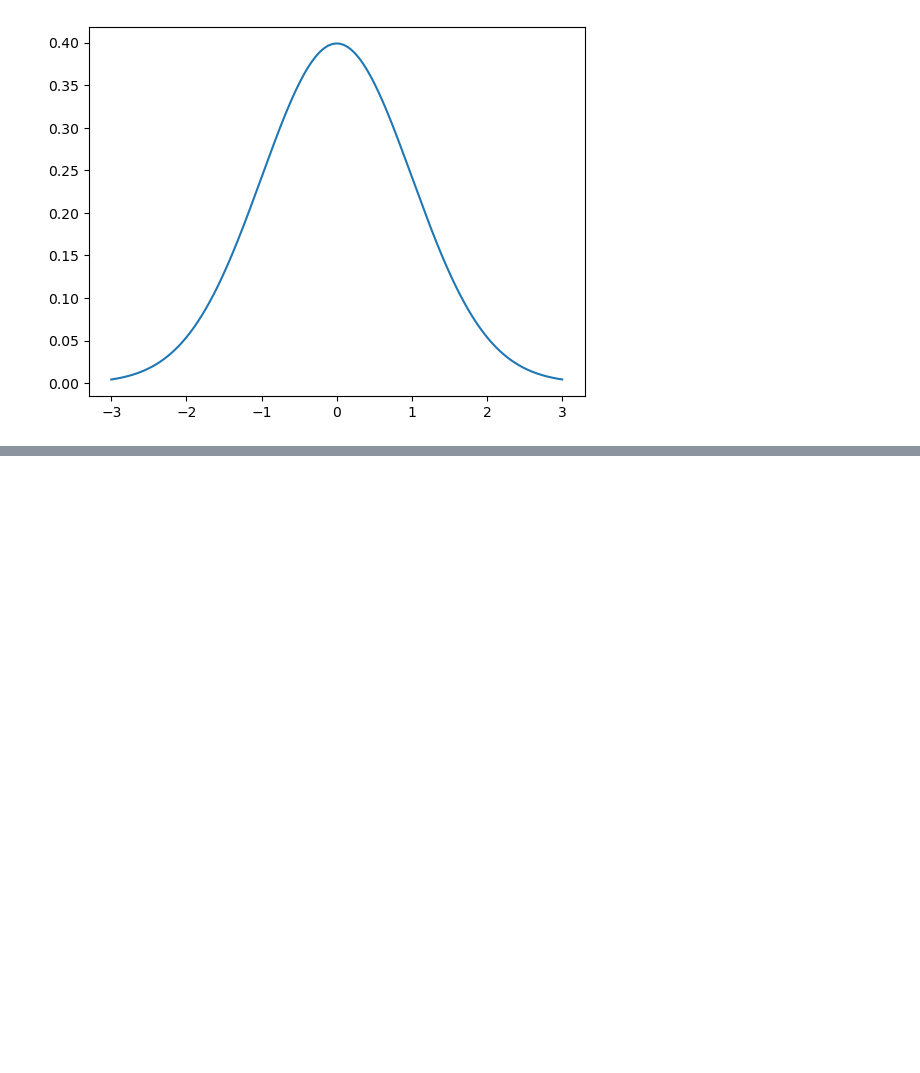
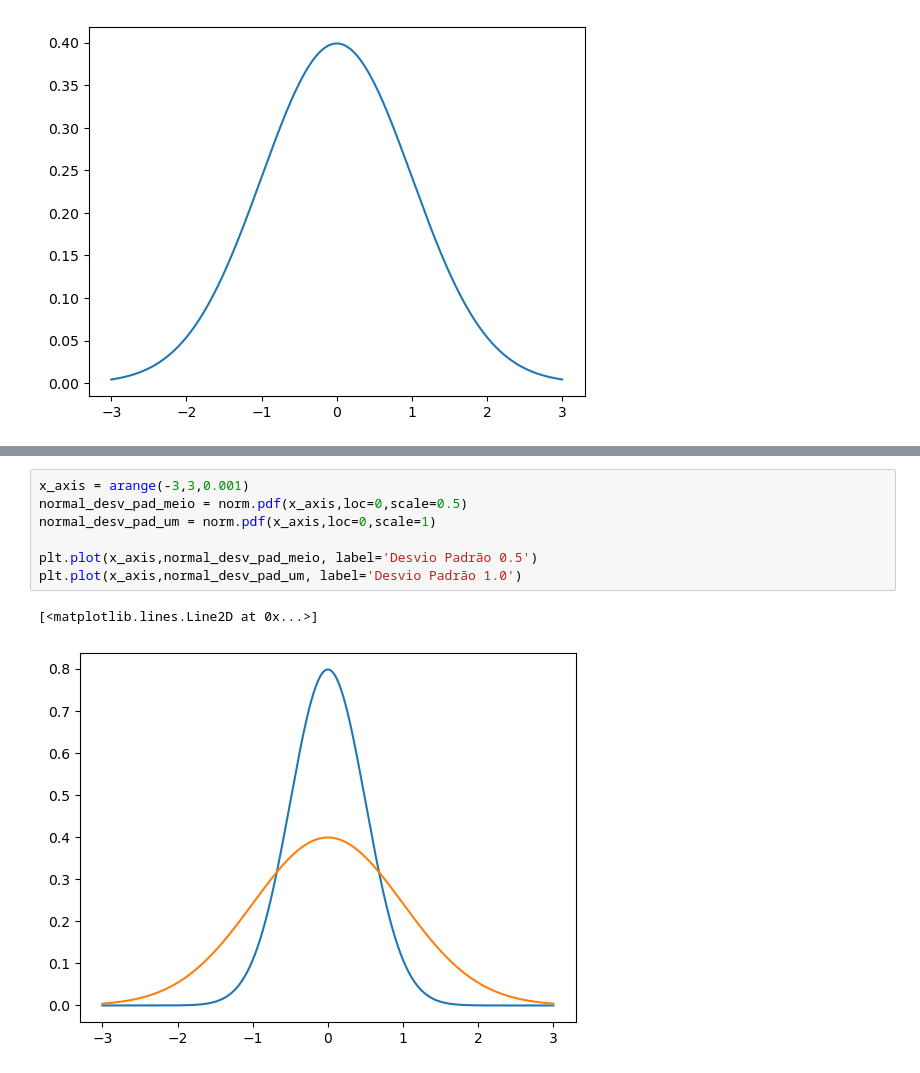
Before and after one commit to kennedylsodre/statistics_study, a Jupyter notebook: cap_04_gaussian/cap_004_gaussian.ipynb, the cells around one changed output, grey strips where cells are left out. Drawn from its saved outputs; the diff is of its cells as text; blank space fills up the shorter version.

```diff
--- a/cap_04_gaussian/cap_004_gaussian.ipynb
+++ b/cap_04_gaussian/cap_004_gaussian.ipynb
@@ -32,0 +46,10 @@ plt.hist(data)
+# %%
+x_axis = arange(-3,3,0.001)
+normal_desv_pad_meio = norm.pdf(x_axis,loc=0,scale=0.5)
+normal_desv_pad_um = norm.pdf(x_axis,loc=0,scale=1)
+
+plt.plot(x_axis,normal_desv_pad_meio, label='Desvio Padrão 0.5')
+plt.plot(x_axis,normal_desv_pad_um, label='Desvio Padrão 1.0')
+# %% [output]
+[<matplotlib.lines.Line2D at 0x...>]
+[figure, added]
```
Also changed, not shown: parts of 2 cells of this notebook.
